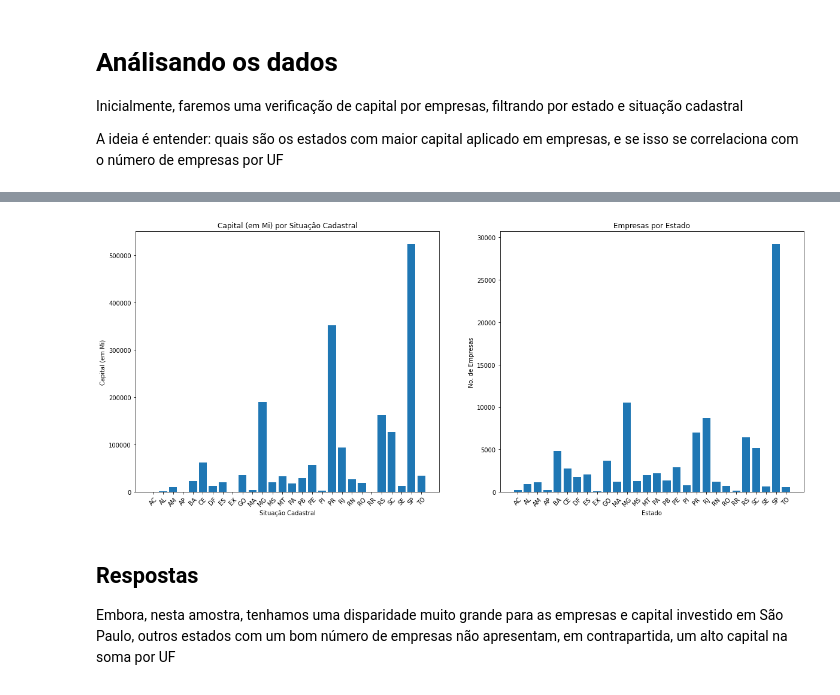
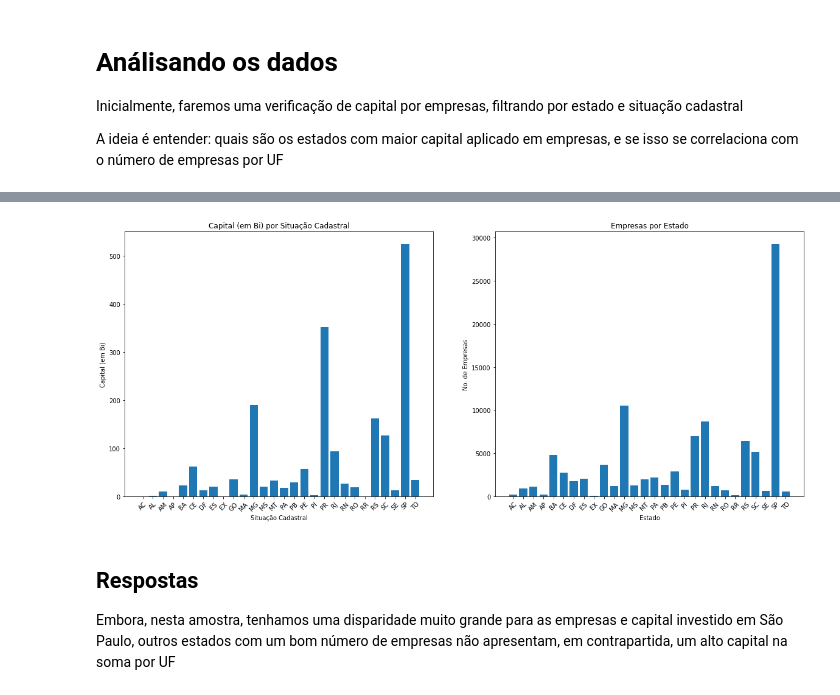
Before and after one commit to sergioneto12/PJI4_analise_dados_cnpj, a Jupyter notebook: machine_learning/ML_model.ipynb, the cells around one changed output, grey strips where cells are left out. Saved outputs shown, nothing was run; the diff lists cells and outputs as text; code cells hidden in the pictures.

```diff
--- a/machine_learning/ML_model.ipynb
+++ b/machine_learning/ML_model.ipynb
@@ -253,19 +258,19 @@ Inicialmente, faremos uma verificação de capital por empresas, filtrando por e
 
 A ideia é entender: quais são os estados com maior capital aplicado em empresas, e se isso se correlaciona com o número de empresas por UF
 # %%
-df_filtered['Capital em Milhões'] = df_filtered['Capital'] / 1000000
+df_filtered['Capital em Bilhões'] = df_filtered['Capital'] / 1000000000
 
-v1 = df_filtered[['UF', 'Capital em Milhões']].groupby(['UF']).sum('Capital em Milhões')
+v1 = df_filtered[['UF', 'Capital em Bilhões']].groupby(['UF']).sum('Capital em Bilhões')
 v2 = df_filtered[['UF', 'Capital']].groupby(['UF']).count()
 
 plt.subplots(figsize=(20,8))
 
 plt.subplot(1,2,1)
-plt.bar(v1['Capital em Milhões'].index, v1['Capital em Milhões'])
-plt.title("Capital (em Mi) por Situação Cadastral")
+plt.bar(v1['Capital em Bilhões'].index, v1['Capital em Bilhões'])
+plt.title("Capital (em Bi) por Situação Cadastral")
 plt.xticks(rotation=45)
 plt.xlabel("Situação Cadastral")
-plt.ylabel("Capital (em Mi)")
+plt.ylabel("Capital (em Bi)")
 
 plt.subplot(1,2,2)
 plt.bar(v2['Capital'].index, v2['Capital'])
@@ -297,4 +285,4 @@ findfont: Matching sans\-serif:style=normal:variant=normal:weight=normal:stretch
-[figure, old version]
+[figure, new version]
 # %% [markdown]
 ## Respostas
 
```
Also changed, not shown: parts of 19 cells of this notebook, 5 other files.
